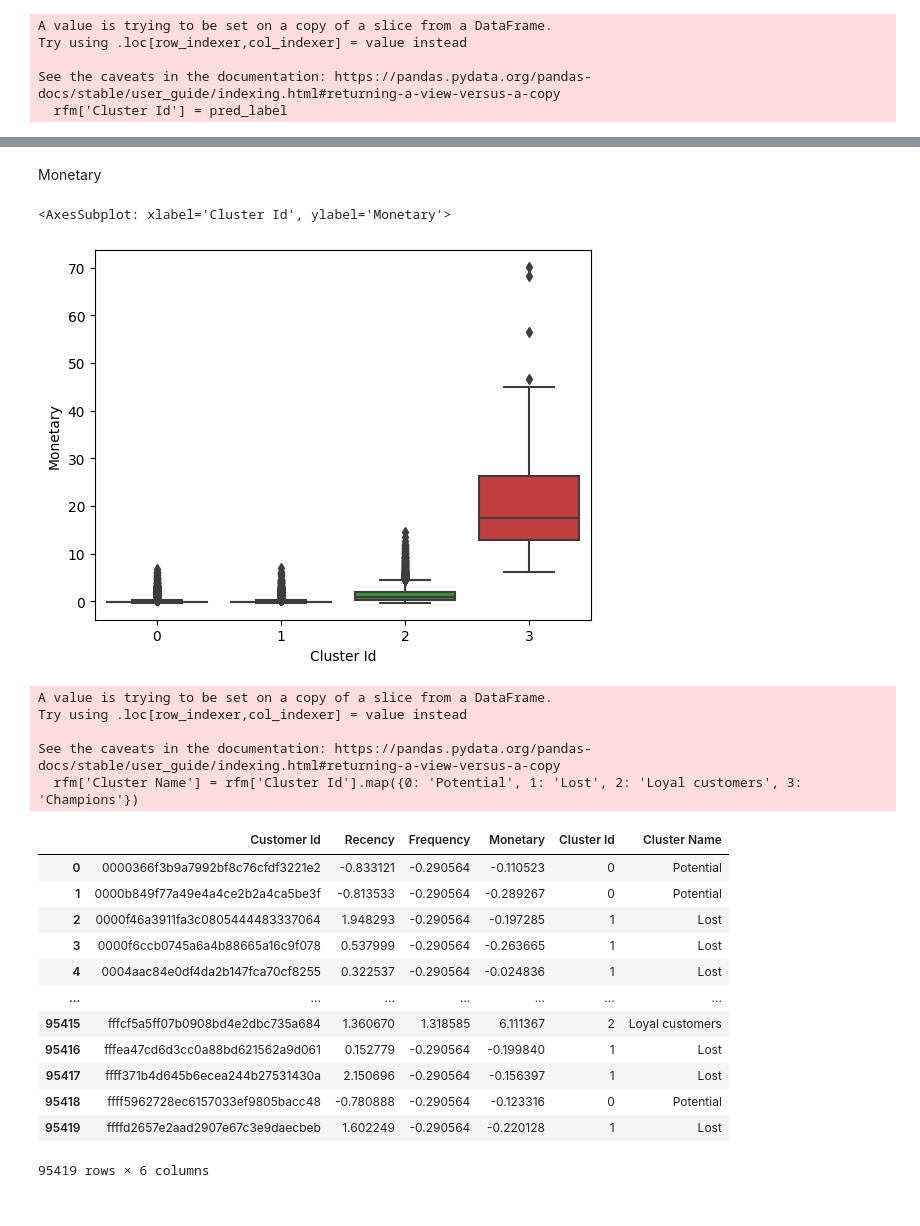
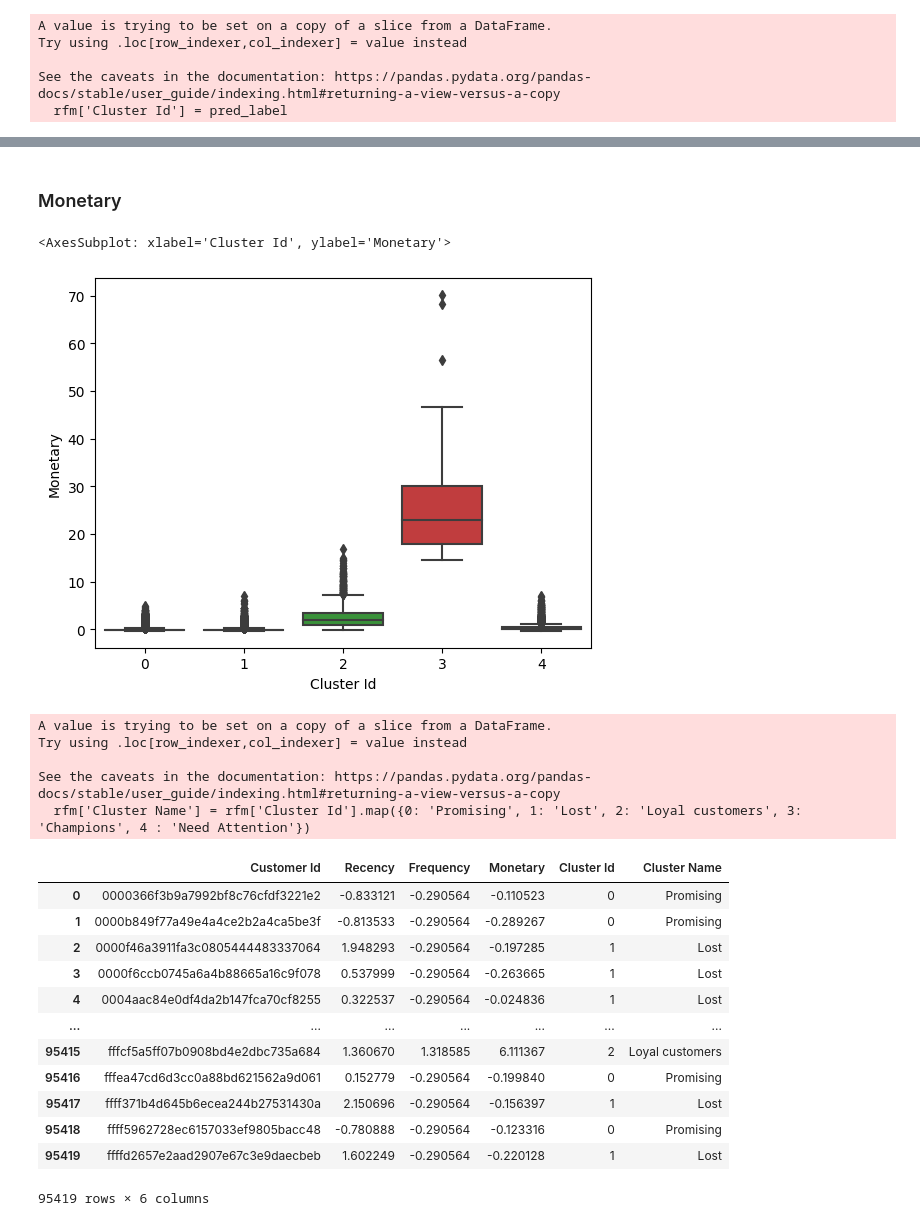
Before and after one commit to trquoctoann/neighborhood-based-recommendation-system, a Jupyter notebook: Notebook/RFM.ipynb, the cells around one changed output, grey strips where cells are left out. Cells and saved outputs as stored; diff of their text form; code cells hidden in the pictures.

```diff
--- a/Notebook/RFM.ipynb
+++ b/Notebook/RFM.ipynb
@@ -123,7 +208,7 @@ Choose K = 4
 # %%
 rfm_model = rfm[['Recency', 'Frequency', 'Monetary']].values
-clust = 4
-model = KMeans(n_clusters = clust, random_state = 0).fit(rfm_model)
+clust = 5
+model = KMeans(n_clusters = clust).fit(rfm_model)
 pred_label = model.predict(rfm_model)
 rfm['Cluster Id'] = pred_label
 # %% [output]
@@ -174,30 +247,30 @@ sns.boxplot(x = 'Cluster Id', y = 'Frequency', data = rfm)
-# %% [markdown]
-Monetary
+# %% [markdown]
+### Monetary
 # %%
 sns.boxplot(x = 'Cluster Id', y = 'Monetary', data = rfm)
 # %% [output]
 <AxesSubplot: xlabel='Cluster Id', ylabel='Monetary'>
-[figure, old version]
+[figure, new version]
 # %%
-rfm['Cluster Name'] = rfm['Cluster Id'].map({0: 'Potential', 1: 'Lost', 2: 'Loyal customers', 3: 'Champions'})
+rfm['Cluster Name'] = rfm['Cluster Id'].map({0: 'Promising', 1: 'Lost', 2: 'Loyal customers', 3: 'Champions', 4 : 'Need Attention'})
 rfm
 # %% [output]
 A value is trying to be set on a copy of a slice from a DataFrame.
 Try using .loc[row_indexer,col_indexer] = value instead
 
 See the caveats in the documentation: https://pandas.pydata.org/pandas-docs/stable/user_guide/indexing.html#returning-a-view-versus-a-copy
-  rfm['Cluster Name'] = rfm['Cluster Id'].map({0: 'Potential', 1: 'Lost', 2: 'Loyal customers', 3: 'Champions'})
+  rfm['Cluster Name'] = rfm['Cluster Id'].map({0: 'Promising', 1: 'Lost', 2: 'Loyal customers', 3: 'Champions', 4 : 'Need Attention'})
 |  | Customer Id | Recency | Frequency | Monetary | Cluster Id | Cluster Name |
-| 0 | 0000366f3b9a7992bf8c76cfdf3221e2 | -0.833121 | -0.290564 | -0.110523 | 0 | Potential |
-| 1 | 0000b849f77a49e4a4ce2b2a4ca5be3f | -0.813533 | -0.290564 | -0.289267 | 0 | Potential |
+| 0 | 0000366f3b9a7992bf8c76cfdf3221e2 | -0.833121 | -0.290564 | -0.110523 | 0 | Promising |
+| 1 | 0000b849f77a49e4a4ce2b2a4ca5be3f | -0.813533 | -0.290564 | -0.289267 | 0 | Promising |
 | 2 | 0000f46a3911fa3c0805444483337064 | 1.948293 | -0.290564 | -0.197285 | 1 | Lost |
 | 3 | 0000f6ccb0745a6a4b88665a16c9f078 | 0.537999 | -0.290564 | -0.263665 | 1 | Lost |
 | 4 | 0004aac84e0df4da2b147fca70cf8255 | 0.322537 | -0.290564 | -0.024836 | 1 | Lost |
 | ... | ... | ... | ... | ... | ... | ... |
 | 95415 | fffcf5a5ff07b0908bd4e2dbc735a684 | 1.360670 | 1.318585 | 6.111367 | 2 | Loyal customers |
-| 95416 | fffea47cd6d3cc0a88bd621562a9d061 | 0.152779 | -0.290564 | -0.199840 | 1 | Lost |
+| 95416 | fffea47cd6d3cc0a88bd621562a9d061 | 0.152779 | -0.290564 | -0.199840 | 0 | Promising |
 | 95417 | ffff371b4d645b6ecea244b27531430a | 2.150696 | -0.290564 | -0.156397 | 1 | Lost |
-| 95418 | ffff5962728ec6157033ef9805bacc48 | -0.780888 | -0.290564 | -0.123316 | 0 | Potential |
+| 95418 | ffff5962728ec6157033ef9805bacc48 | -0.780888 | -0.290564 | -0.123316 | 0 | Promising |
 | 95419 | ffffd2657e2aad2907e67c3e9daecbeb | 1.602249 | -0.290564 | -0.220128 | 1 | Lost |
 95419 rows × 6 columns
 # %%
```
Also changed, not shown: parts of 36 cells of this notebook, 7 other files.
